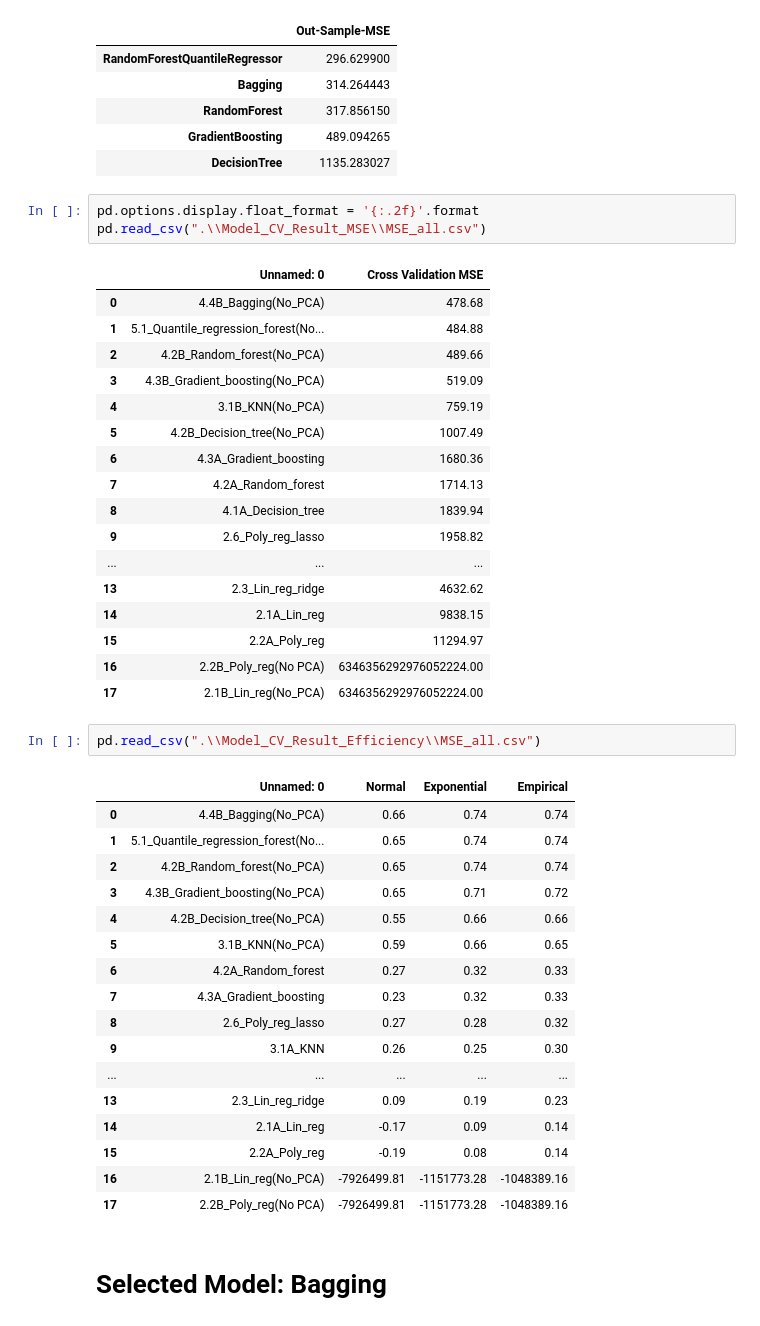
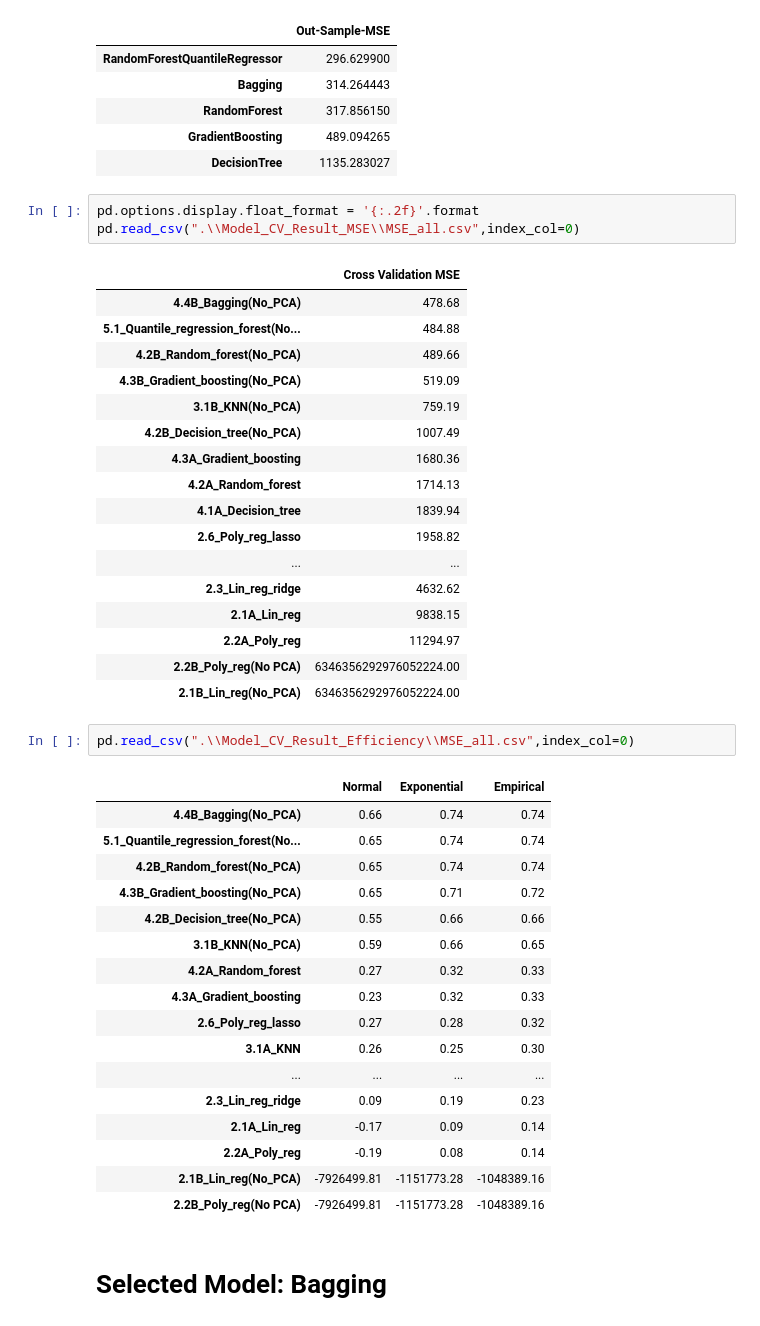
Before and after one commit to Waynelearn/IE4211-Project-Machine-Learning, a Jupyter notebook: Group4.ipynb, the cells around one changed output. Drawn from its saved outputs; the diff is of its cells as text.

Commit message:
Fixed minor errors in Model_CV_result_MSE/eff

```diff
--- a/Group4.ipynb
+++ b/Group4.ipynb
@@ -34,45 +34,45 @@ osm.sort_values(by='Out-Sample-MSE',ascending=True)
 | DecisionTree | 1135.283027 |
 # %%
 pd.options.display.float_format = '{:.2f}'.format
-pd.read_csv(".\\Model_CV_Result_MSE\\MSE_all.csv")
+pd.read_csv(".\\Model_CV_Result_MSE\\MSE_all.csv",index_col=0)
 # %% [output]
-|  | Unnamed: 0 | Cross Validation MSE |
-| 0 | 4.4B_Bagging(No_PCA) | 478.68 |
-| 1 | 5.1_Quantile_regression_forest(No... | 484.88 |
-| 2 | 4.2B_Random_forest(No_PCA) | 489.66 |
-| 3 | 4.3B_Gradient_boosting(No_PCA) | 519.09 |
-| 4 | 3.1B_KNN(No_PCA) | 759.19 |
-| 5 | 4.2B_Decision_tree(No_PCA) | 1007.49 |
-| 6 | 4.3A_Gradient_boosting | 1680.36 |
-| 7 | 4.2A_Random_forest | 1714.13 |
-| 8 | 4.1A_Decision_tree | 1839.94 |
-| 9 | 2.6_Poly_reg_lasso | 1958.82 |
-| ... | ... | ... |
-| 13 | 2.3_Lin_reg_ridge | 4632.62 |
-| 14 | 2.1A_Lin_reg | 9838.15 |
-| 15 | 2.2A_Poly_reg | 11294.97 |
-| 16 | 2.2B_Poly_reg(No PCA) | 6346356292976052224.00 |
-| 17 | 2.1B_Lin_reg(No_PCA) | 6346356292976052224.00 |
+|  | Cross Validation MSE |
+| 4.4B_Bagging(No_PCA) | 478.68 |
+| 5.1_Quantile_regression_forest(No... | 484.88 |
+| 4.2B_Random_forest(No_PCA) | 489.66 |
+| 4.3B_Gradient_boosting(No_PCA) | 519.09 |
+| 3.1B_KNN(No_PCA) | 759.19 |
+| 4.2B_Decision_tree(No_PCA) | 1007.49 |
+| 4.3A_Gradient_boosting | 1680.36 |
+| 4.2A_Random_forest | 1714.13 |
+| 4.1A_Decision_tree | 1839.94 |
+| 2.6_Poly_reg_lasso | 1958.82 |
+| ... | ... |
+| 2.3_Lin_reg_ridge | 4632.62 |
+| 2.1A_Lin_reg | 9838.15 |
+| 2.2A_Poly_reg | 11294.97 |
+| 2.2B_Poly_reg(No PCA) | 6346356292976052224.00 |
+| 2.1B_Lin_reg(No_PCA) | 6346356292976052224.00 |
 # %%
-pd.read_csv(".\\Model_CV_Result_Efficiency\\MSE_all.csv")
+pd.read_csv(".\\Model_CV_Result_Efficiency\\MSE_all.csv",index_col=0)
 # %% [output]
-|  | Unnamed: 0 | Normal | Exponential | Empirical |
-| 0 | 4.4B_Bagging(No_PCA) | 0.66 | 0.74 | 0.74 |
-| 1 | 5.1_Quantile_regression_forest(No... | 0.65 | 0.74 | 0.74 |
-| 2 | 4.2B_Random_forest(No_PCA) | 0.65 | 0.74 | 0.74 |
-| 3 | 4.3B_Gradient_boosting(No_PCA) | 0.65 | 0.71 | 0.72 |
-| 4 | 4.2B_Decision_tree(No_PCA) | 0.55 | 0.66 | 0.66 |
-| 5 | 3.1B_KNN(No_PCA) | 0.59 | 0.66 | 0.65 |
-| 6 | 4.2A_Random_forest | 0.27 | 0.32 | 0.33 |
-| 7 | 4.3A_Gradient_boosting | 0.23 | 0.32 | 0.33 |
-| 8 | 2.6_Poly_reg_lasso | 0.27 | 0.28 | 0.32 |
-| 9 | 3.1A_KNN | 0.26 | 0.25 | 0.30 |
-| ... | ... | ... | ... | ... |
-| 13 | 2.3_Lin_reg_ridge | 0.09 | 0.19 | 0.23 |
-| 14 | 2.1A_Lin_reg | -0.17 | 0.09 | 0.14 |
-| 15 | 2.2A_Poly_reg | -0.19 | 0.08 | 0.14 |
-| 16 | 2.1B_Lin_reg(No_PCA) | -7926499.81 | -1151773.28 | -1048389.16 |
-| 17 | 2.2B_Poly_reg(No PCA) | -7926499.81 | -1151773.28 | -1048389.16 |
+|  | Normal | Exponential | Empirical |
+| 4.4B_Bagging(No_PCA) | 0.66 | 0.74 | 0.74 |
+| 5.1_Quantile_regression_forest(No... | 0.65 | 0.74 | 0.74 |
+| 4.2B_Random_forest(No_PCA) | 0.65 | 0.74 | 0.74 |
+| 4.3B_Gradient_boosting(No_PCA) | 0.65 | 0.71 | 0.72 |
+| 4.2B_Decision_tree(No_PCA) | 0.55 | 0.66 | 0.66 |
+| 3.1B_KNN(No_PCA) | 0.59 | 0.66 | 0.65 |
+| 4.2A_Random_forest | 0.27 | 0.32 | 0.33 |
+| 4.3A_Gradient_boosting | 0.23 | 0.32 | 0.33 |
+| 2.6_Poly_reg_lasso | 0.27 | 0.28 | 0.32 |
+| 3.1A_KNN | 0.26 | 0.25 | 0.30 |
+| ... | ... | ... | ... |
+| 2.3_Lin_reg_ridge | 0.09 | 0.19 | 0.23 |
+| 2.1A_Lin_reg | -0.17 | 0.09 | 0.14 |
+| 2.2A_Poly_reg | -0.19 | 0.08 | 0.14 |
+| 2.1B_Lin_reg(No_PCA) | -7926499.81 | -1151773.28 | -1048389.16 |
+| 2.2B_Poly_reg(No PCA) | -7926499.81 | -1151773.28 | -1048389.16 |
 # %% [markdown]
 # Selected Model: Bagging
 # %% [markdown]
```
Also changed, not shown: 3 other files.
